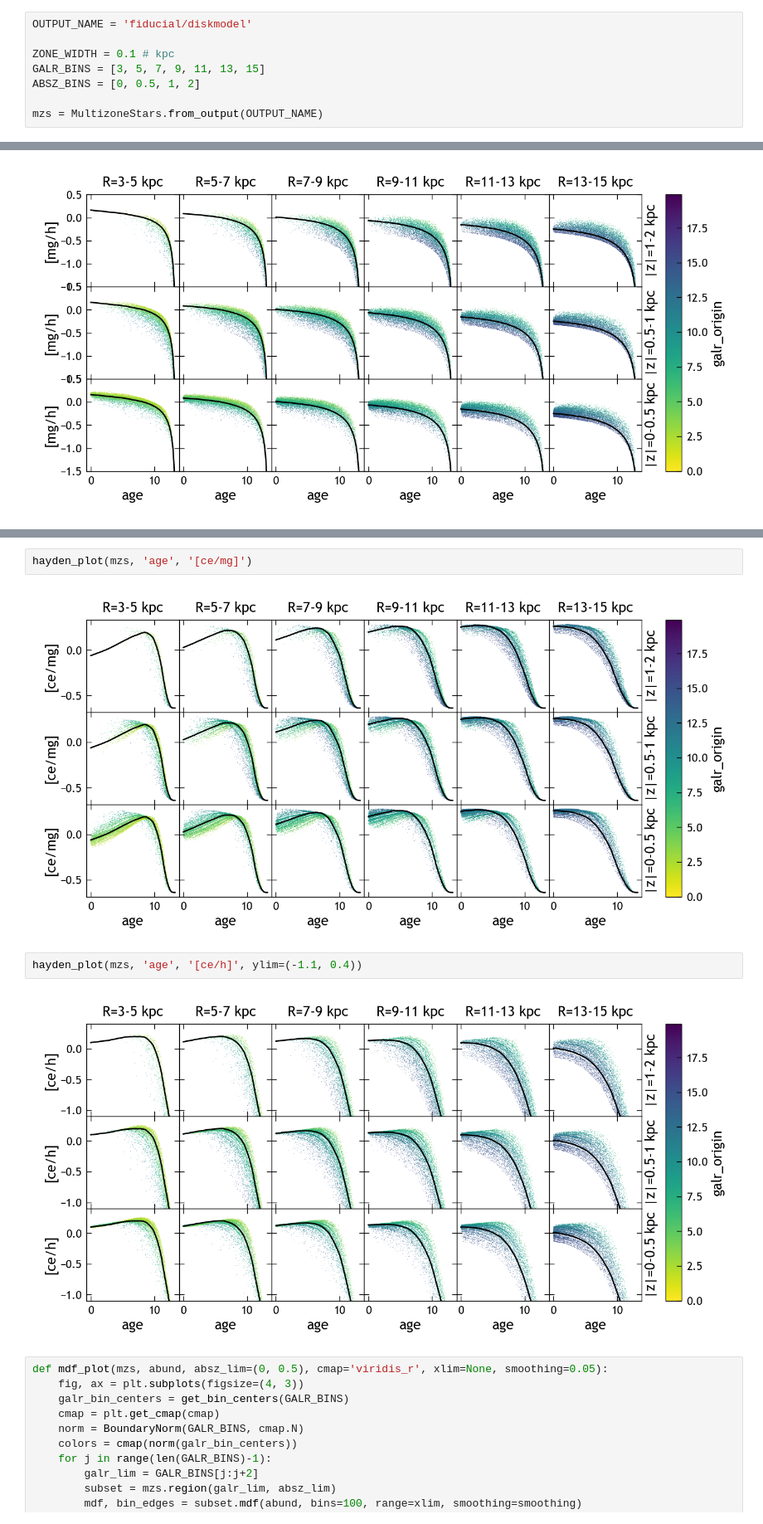
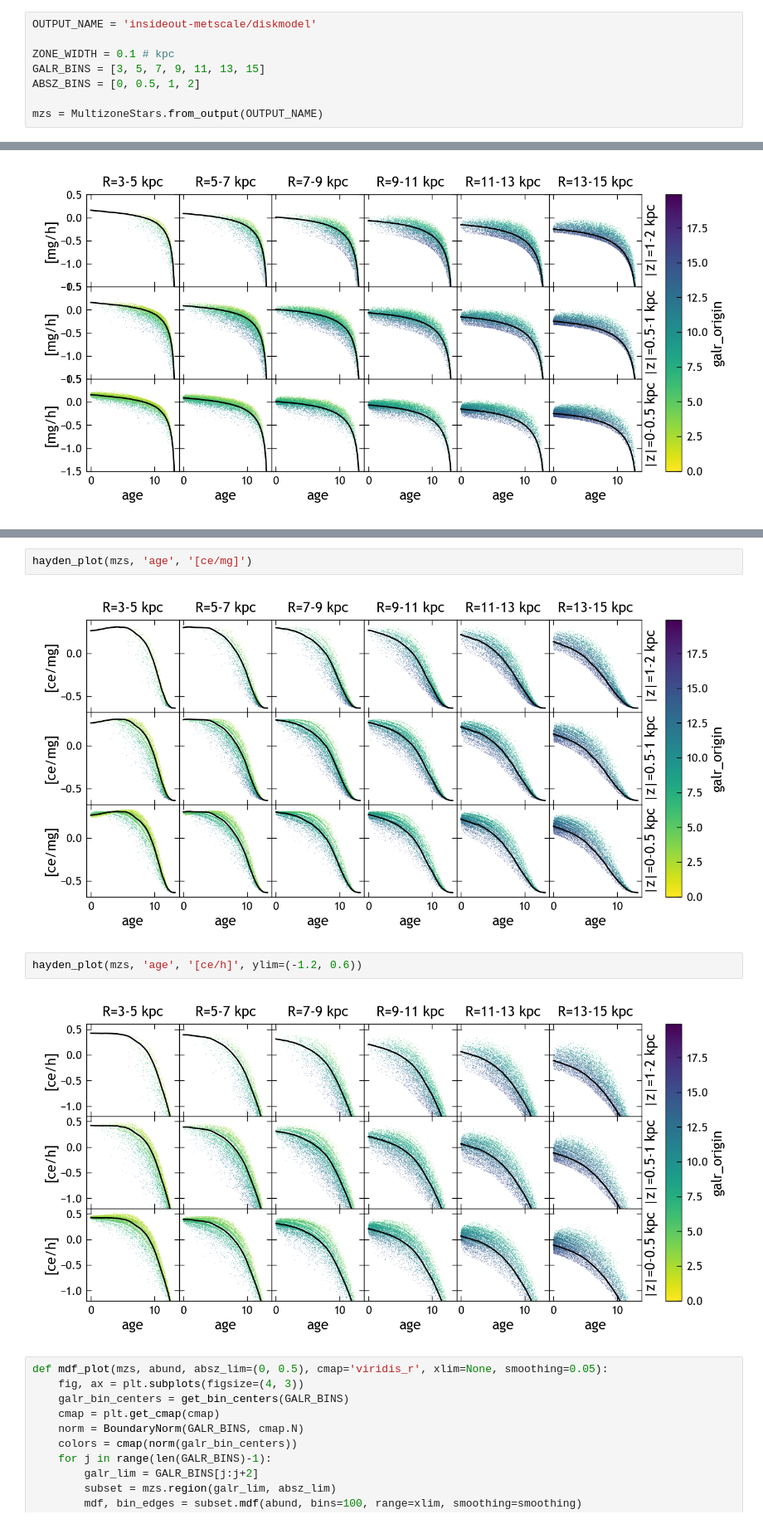
Before and after one commit to lodubay/chemical-clocks, a Jupyter notebook: src/scripts/multizone_plots.ipynb, the cells around one changed output, grey strips where cells are left out. Shown at 83% size. Saved outputs shown, nothing was run; the diff lists cells and outputs as text.

```diff
--- a/src/scripts/multizone_plots.ipynb
+++ b/src/scripts/multizone_plots.ipynb
@@ -18,7 +18,7 @@ from _globals import MAX_SF_RADIUS
 
 plt.style.use(paths.styles / 'notebook.mplstyle')
 # %%
-OUTPUT_NAME = 'fiducial/diskmodel'
+OUTPUT_NAME = 'insideout-metscale/diskmodel'
 
 ZONE_WIDTH = 0.1 # kpc
 GALR_BINS = [3, 5, 7, 9, 11, 13, 15]
@@ -144,11 +144,11 @@ hayden_plot(mzs, '[mg/h]', '[ce/mg]', xlim=(-1.1, 0.4), color_by='age', cmap='Sp
 # %%
 hayden_plot(mzs, 'age', '[ce/mg]')
 # %% [output]
-[figure, old version]
+[figure, new version]
 # %%
-hayden_plot(mzs, 'age', '[ce/h]', ylim=(-1.1, 0.4))
+hayden_plot(mzs, 'age', '[ce/h]', ylim=(-1.2, 0.6))
 # %% [output]
-[figure, old version]
+[figure, new version]
 # %%
 def mdf_plot(mzs, abund, absz_lim=(0, 0.5), cmap='viridis_r', xlim=None, smoothing=0.05):
     fig, ax = plt.subplots(figsize=(4, 3))
```
Also changed, not shown: parts of 10 cells of this notebook, 21 other files.
